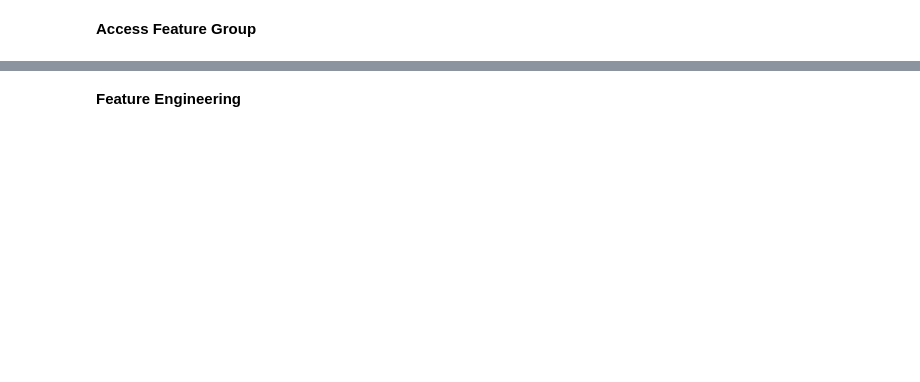
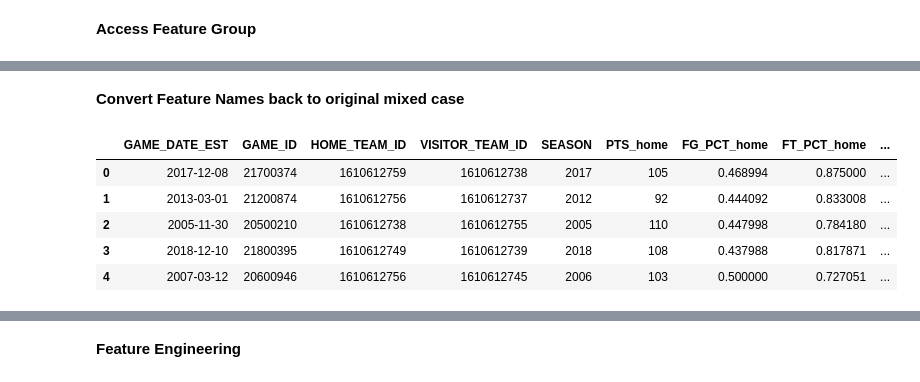
Before and after one commit to cmunch1/nba-prediction, a Jupyter notebook: 09_production_features_pipeline.ipynb, the cells around one changed output, grey strips where cells are left out. Drawn from its saved outputs; the diff is of its cells as text; code cells hidden in the pictures; blank space fills up the shorter version.

```diff
--- a/09_production_features_pipeline.ipynb
+++ b/09_production_features_pipeline.ipynb
@@ -158,0 +145,12 @@ UserWarning: pandas only support SQLAlchemy connectable(engine/connection) ordat
+# %% [markdown]
+**Convert Feature Names back to original mixed case**
+# %%
+df_old = convert_feature_names(df_old)
+df_old.head()
+# %% [output]
+|  | GAME_DATE_EST | GAME_ID | HOME_TEAM_ID | VISITOR_TEAM_ID | SEASON | PTS_home | FG_PCT_home | FT_PCT_home | ... |
+| 0 | 2017-12-08 | 21700374 | 1610612759 | 1610612738 | 2017 | 105 | 0.468994 | 0.875000 | ... |
+| 1 | 2013-03-01 | 21200874 | 1610612756 | 1610612737 | 2012 | 92 | 0.444092 | 0.833008 | ... |
+| 2 | 2005-11-30 | 20500210 | 1610612738 | 1610612755 | 2005 | 110 | 0.447998 | 0.784180 | ... |
+| 3 | 2018-12-10 | 21800395 | 1610612749 | 1610612739 | 2018 | 108 | 0.437988 | 0.817871 | ... |
+| 4 | 2007-03-12 | 20600946 | 1610612756 | 1610612745 | 2006 | 103 | 0.500000 | 0.727051 | ... |
```
Also changed, not shown: parts of 16 cells of this notebook.
